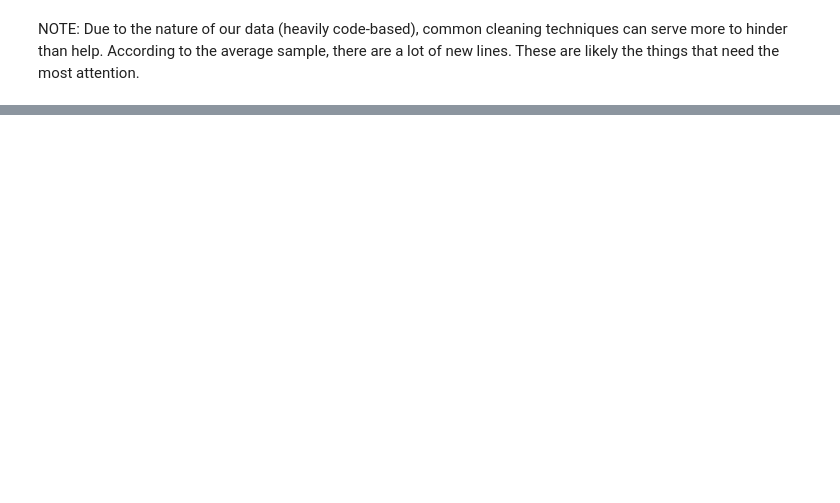
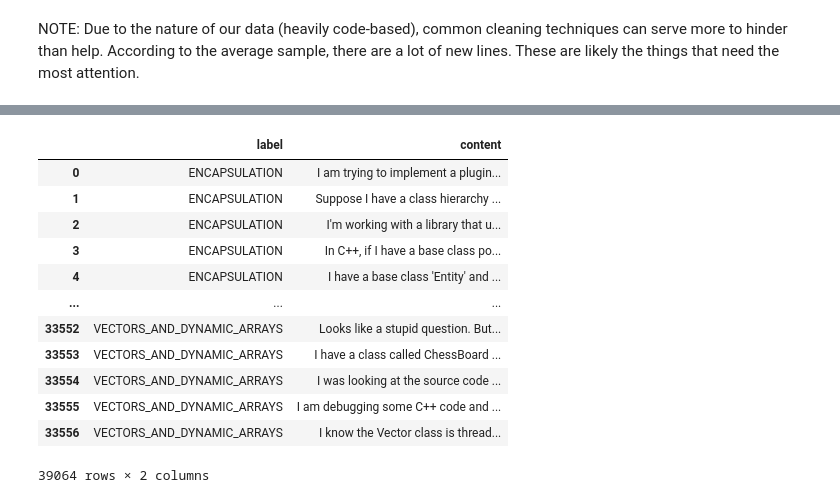
Before and after one commit to willlkhang/Chatbot-platform, a Jupyter notebook: ai/ai_tools/data_preprocessing/data_cleaning.ipynb, the cells around one changed output, grey strips where cells are left out. Cells and saved outputs as stored; diff of their text form; code cells hidden in the pictures; blank space fills up the shorter version.

Commit message:
ai_tools: cleaned structure, WIP classifier_app

```diff
--- a/ai/ai_tools/data_preprocessing/data_cleaning.ipynb
+++ b/ai/ai_tools/data_preprocessing/data_cleaning.ipynb
@@ -66,7 +240,7 @@ NOTE: Due to the nature of our data (heavily code-based), common cleaning techni
 # %%
 import html
 
-cleaned_df = mapped_df.copy()
+cleaned_df = new_df.copy()
 
 # decode html code back into regular characters
 cleaned_df = cleaned_df.apply(html.unescape)
@@ -81,9 +266,22 @@ topic_label_map
-# %%
-# label mapping for ML work
-cleaned_df['label'] = cleaned_df['topic'].map(topic_label_map)
-
-# seeing the labels worked as intended (all true means nothing was mislabled)
-cleaned_df['topic'].value_counts().values == cleaned_df['label'].value_counts().values
+# %%
+# cleaned df relable
+
+cleaned_df.columns = {'label' : 'topic', 'content' : 'question_body'}
+cleaned_df
+# %% [output]
+|  | label | content |
+| 0 | ENCAPSULATION | I am trying to implement a plugin... |
+| 1 | ENCAPSULATION | Suppose I have a class hierarchy ... |
+| 2 | ENCAPSULATION | I'm working with a library that u... |
+| 3 | ENCAPSULATION | In C++, if I have a base class po... |
+| 4 | ENCAPSULATION | I have a base class 'Entity' and ... |
+| ... | ... | ... |
+| 33552 | VECTORS_AND_DYNAMIC_ARRAYS | Looks like a stupid question. But... |
+| 33553 | VECTORS_AND_DYNAMIC_ARRAYS | I have a class called ChessBoard ... |
+| 33554 | VECTORS_AND_DYNAMIC_ARRAYS | I was looking at the source code ... |
+| 33555 | VECTORS_AND_DYNAMIC_ARRAYS | I am debugging some C++ code and ... |
+| 33556 | VECTORS_AND_DYNAMIC_ARRAYS | I know the Vector class is thread... |
+39064 rows × 2 columns
 # %%
 # saving to parquet
 save_path = Path.cwd() / "train_ready.parquet"
```
Also changed, not shown: parts of 19 cells of this notebook, 36 other files.
